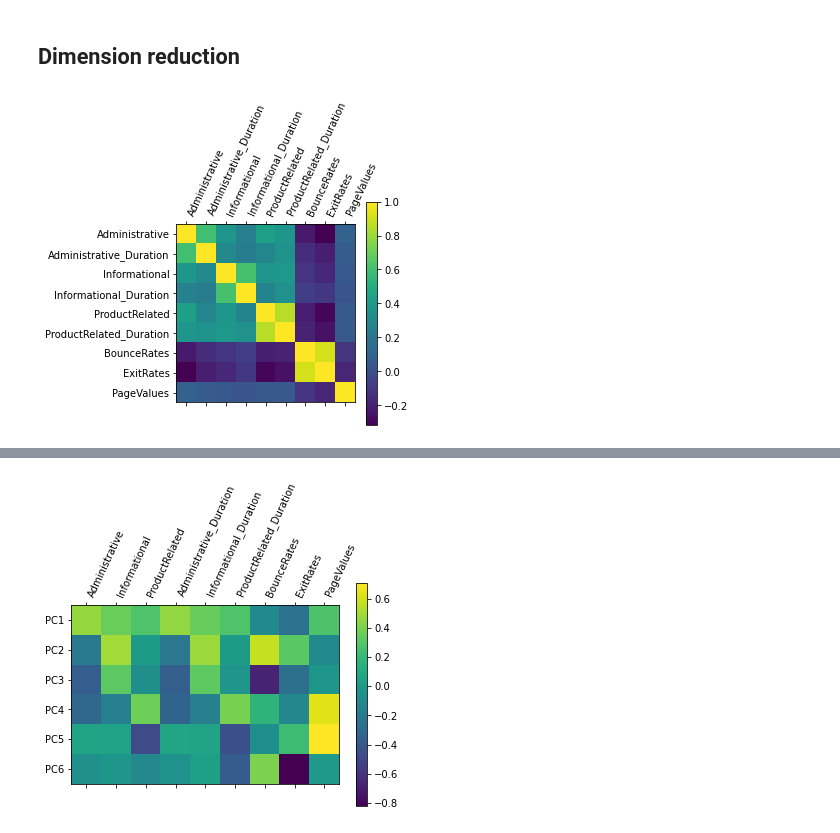
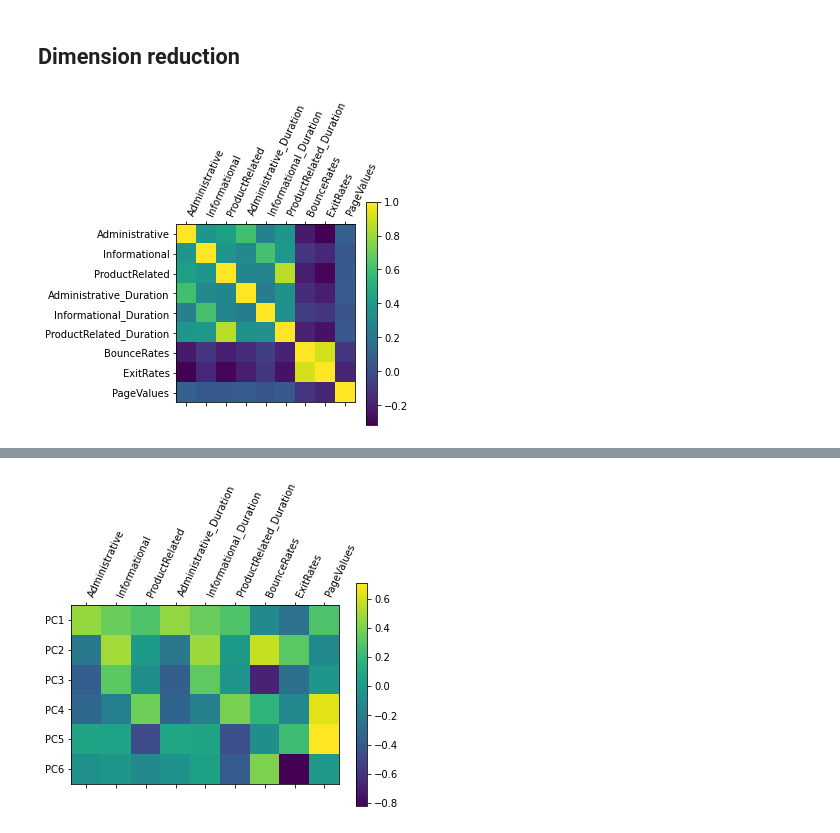
Before and after one commit to pati-dev/predict-shopping-intention, a Jupyter notebook: predict_purchase.ipynb, the cells around one changed output, grey strips where cells are left out. Cells and saved outputs as stored; diff of their text form; code cells hidden in the pictures.

```diff
--- a/predict_purchase.ipynb
+++ b/predict_purchase.ipynb
@@ -79,21 +79,15 @@ plt.show()
 # %% [markdown]
 ## Dimension reduction
 # %%
-corr = shop.loc[:,['Administrative', 'Administrative_Duration', 'Informational',
-       'Informational_Duration', 'ProductRelated', 'ProductRelated_Duration',
-       'BounceRates', 'ExitRates', 'PageValues']].corr()
+corr = shop.loc[:, pages].corr()
 
 plt.matshow(corr, cmap='viridis')
-plt.xticks([0, 1, 2, 3, 4, 5, 6, 7, 8],['Administrative', 'Administrative_Duration', 'Informational',
-       'Informational_Duration', 'ProductRelated', 'ProductRelated_Duration',
-       'BounceRates', 'ExitRates', 'PageValues'], fontsize=10, rotation=65, ha='left')
-plt.yticks([0, 1, 2, 3, 4, 5, 6, 7, 8],['Administrative', 'Administrative_Duration', 'Informational',
-       'Informational_Duration', 'ProductRelated', 'ProductRelated_Duration',
-       'BounceRates', 'ExitRates', 'PageValues'], fontsize=10)
+plt.xticks([*range(9)], pages, fontsize=10, rotation=65, ha='left')
+plt.yticks([*range(9)], pages, fontsize=10)
 plt.colorbar()
 plt.show()
 # %% [output]
-[figure, old version]
+[figure, new version]
 # %%
 pca = PCA(n_components=6)
 
```
Also changed, not shown: parts of 2 cells of this notebook.
